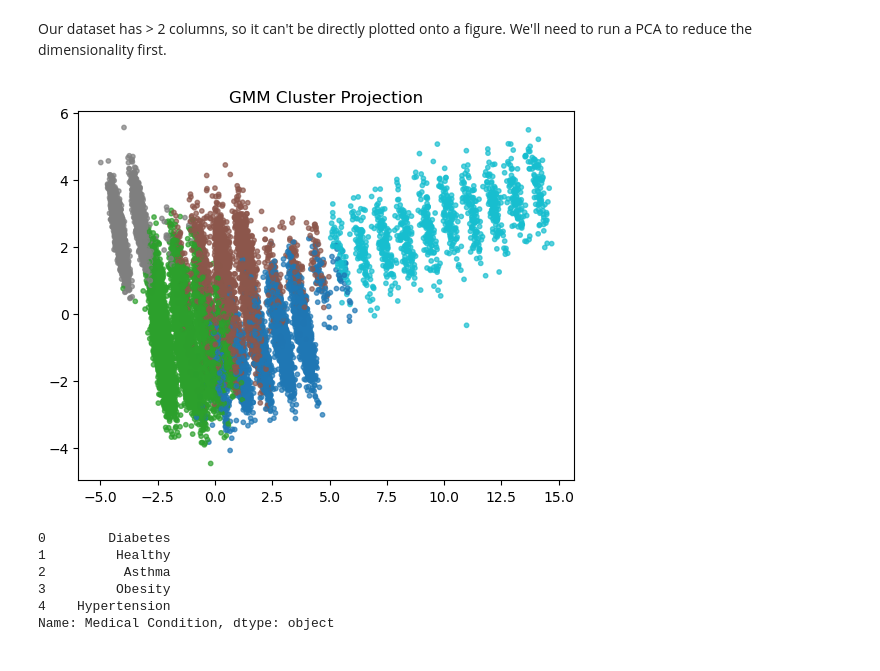
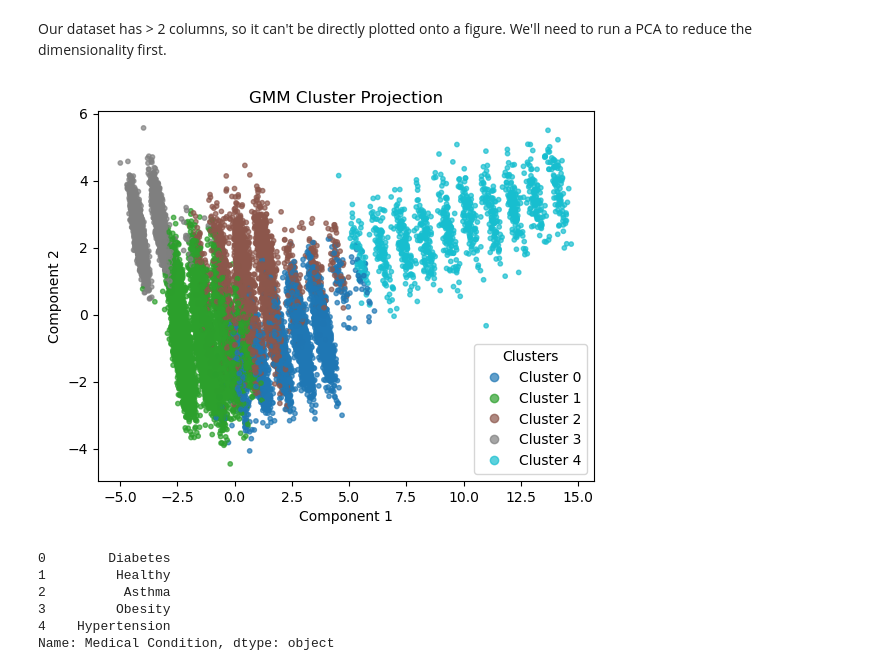
Before and after one commit to alexandrianelson/BINF5507-ML-Capstone, a Jupyter notebook: Capstone_Assignment_Notebook.ipynb, the cells around one changed output. Saved outputs shown, nothing was run; the diff lists cells and outputs as text; code cells hidden in the pictures.

```diff
--- a/Capstone_Assignment_Notebook.ipynb
+++ b/Capstone_Assignment_Notebook.ipynb
@@ -286,14 +286,19 @@ Our dataset has > 2 columns, so it can't be directly plotted onto a figure. We'l
 # %%
 # Run a PCA on the cleaned data
 pca = PCA(n_components=2)
 fit_transform_pca = pca.fit_transform(cleaned_data)
 
-# Plot the PCA
-plt.scatter(fit_transform_pca[:, 0], fit_transform_pca[:, 1], c=labels, s=10, cmap="tab10", alpha=0.7)
+# Plot the PCA, colour based on the GMM cluster labels
+GMM_plot = plt.scatter(fit_transform_pca[:, 0], fit_transform_pca[:, 1], c=labels, s=10, cmap="tab10", alpha=0.7)
+
+handles, _ = GMM_plot.legend_elements()
+plt.legend(handles, [f"Cluster {i}" for i in range(len(handles))], title = "Clusters")
 plt.title("GMM Cluster Projection")
+plt.xlabel("Component 1")
+plt.ylabel("Component 2")
 plt.show()
 # %% [output]
-[figure, old version]
+[figure, new version]
 # %%
 # Retrieve medical condition column from original data
 med_condition_label = medical_condition_copy
```
Also changed, not shown: parts of 21 cells of this notebook.
